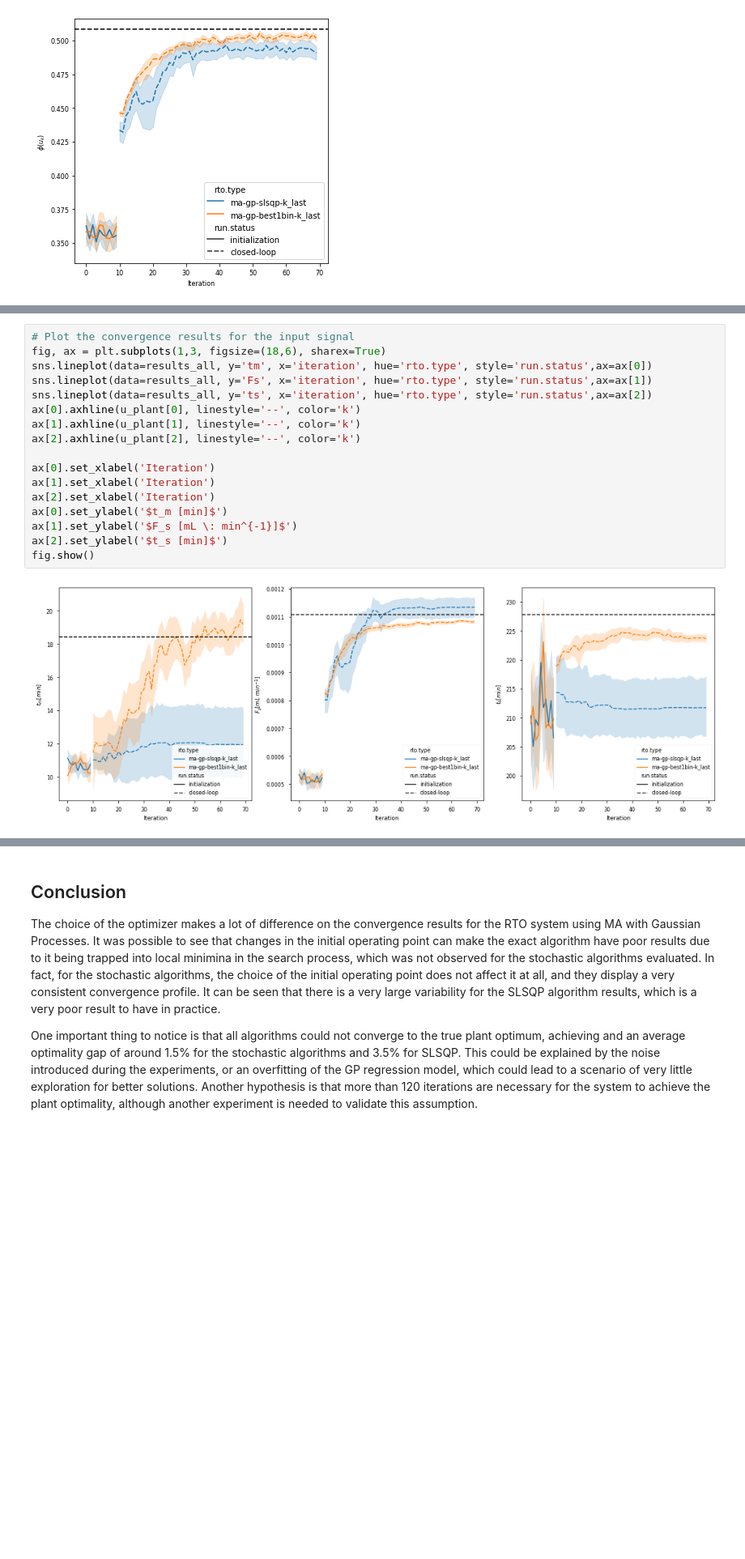
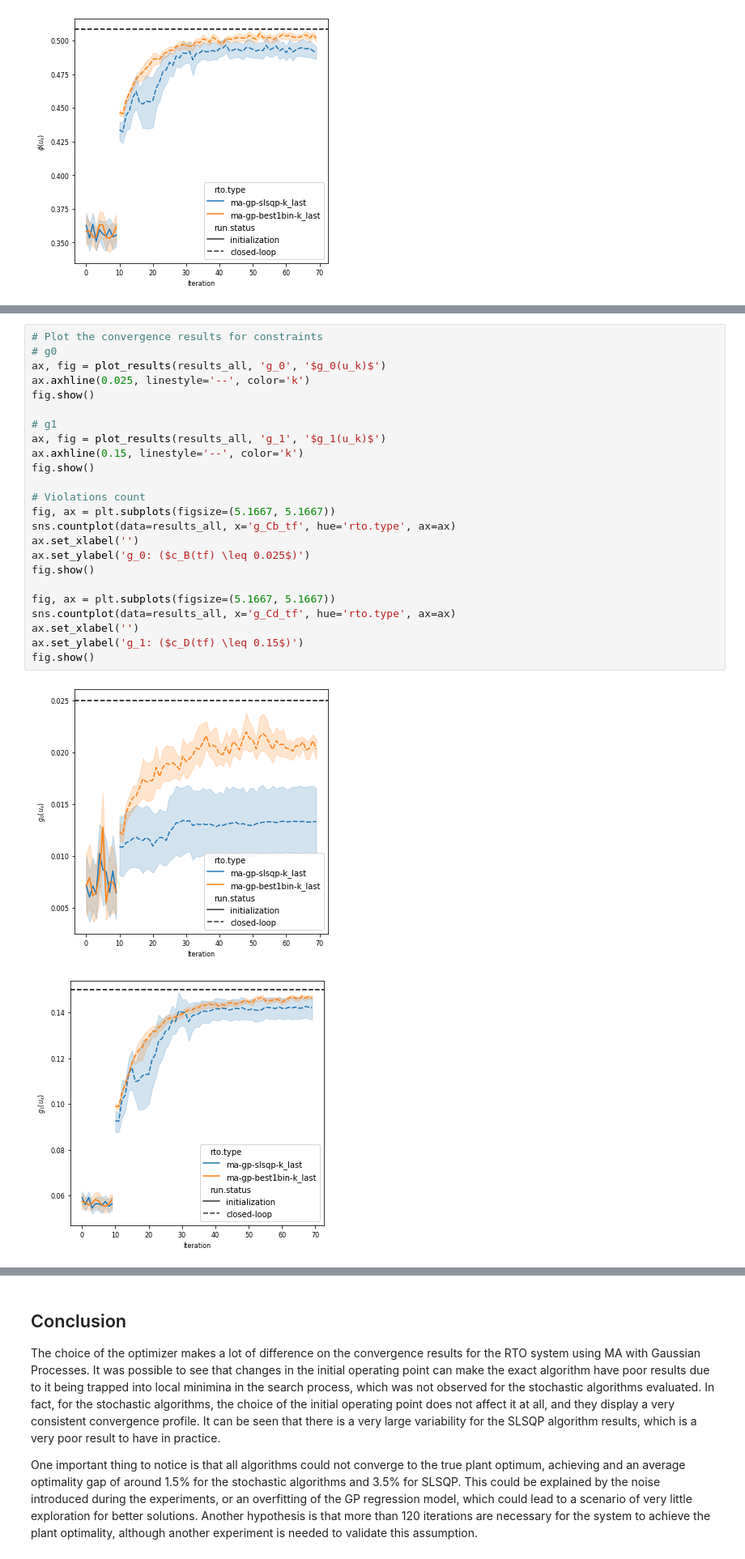
Before and after one commit to vicrsp/rto, a Jupyter notebook: src/notebooks/MA_GaussianProcesses_POC_neighbors.ipynb, the cells around one changed output, grey strips where cells are left out. Shown at 81% size. Drawn from its saved outputs; the diff is of its cells as text; blank space fills up the shorter version.

```diff
--- a/src/notebooks/MA_GaussianProcesses_POC_neighbors.ipynb
+++ b/src/notebooks/MA_GaussianProcesses_POC_neighbors.ipynb
@@ -175,19 +154,27 @@ fig.show()
-# %%
-# Plot the convergence results for the input signal
-fig, ax = plt.subplots(1,3, figsize=(18,6), sharex=True)
-sns.lineplot(data=results_all, y='tm', x='iteration', hue='rto.type', style='run.status',ax=ax[0])
-sns.lineplot(data=results_all, y='Fs', x='iteration', hue='rto.type', style='run.status',ax=ax[1])
-sns.lineplot(data=results_all, y='ts', x='iteration', hue='rto.type', style='run.status',ax=ax[2])
-ax[0].axhline(u_plant[0], linestyle='--', color='k')
-ax[1].axhline(u_plant[1], linestyle='--', color='k')
-ax[2].axhline(u_plant[2], linestyle='--', color='k')
-
-ax[0].set_xlabel('Iteration')
-ax[1].set_xlabel('Iteration')
-ax[2].set_xlabel('Iteration')
-ax[0].set_ylabel('$t_m [min]$')
-ax[1].set_ylabel('$F_s [mL \: min^{-1}]$')
-ax[2].set_ylabel('$t_s [min]$')
-fig.show()
-# %% [output]
-[figure, removed]
+# %%
+# Plot the convergence results for constraints
+# g0
+ax, fig = plot_results(results_all, 'g_0', '$g_0(u_k)$')
+ax.axhline(0.025, linestyle='--', color='k')
+fig.show()
+
+# g1
+ax, fig = plot_results(results_all, 'g_1', '$g_1(u_k)$')
+ax.axhline(0.15, linestyle='--', color='k')
+fig.show()
+
+# Violations count
+fig, ax = plt.subplots(figsize=(5.1667, 5.1667))
+sns.countplot(data=results_all, x='g_Cb_tf', hue='rto.type', ax=ax)
+ax.set_xlabel('')
+ax.set_ylabel('g_0: ($c_B(tf) \leq 0.025$)')
+fig.show()
+
+fig, ax = plt.subplots(figsize=(5.1667, 5.1667))
+sns.countplot(data=results_all, x='g_Cd_tf', hue='rto.type', ax=ax)
+ax.set_xlabel('')
+ax.set_ylabel('g_1: ($c_D(tf) \leq 0.15$)')
+fig.show()
+# %% [output]
+[figure, added]
+[figure, added]
```
Also changed, not shown: parts of 9 cells of this notebook.
